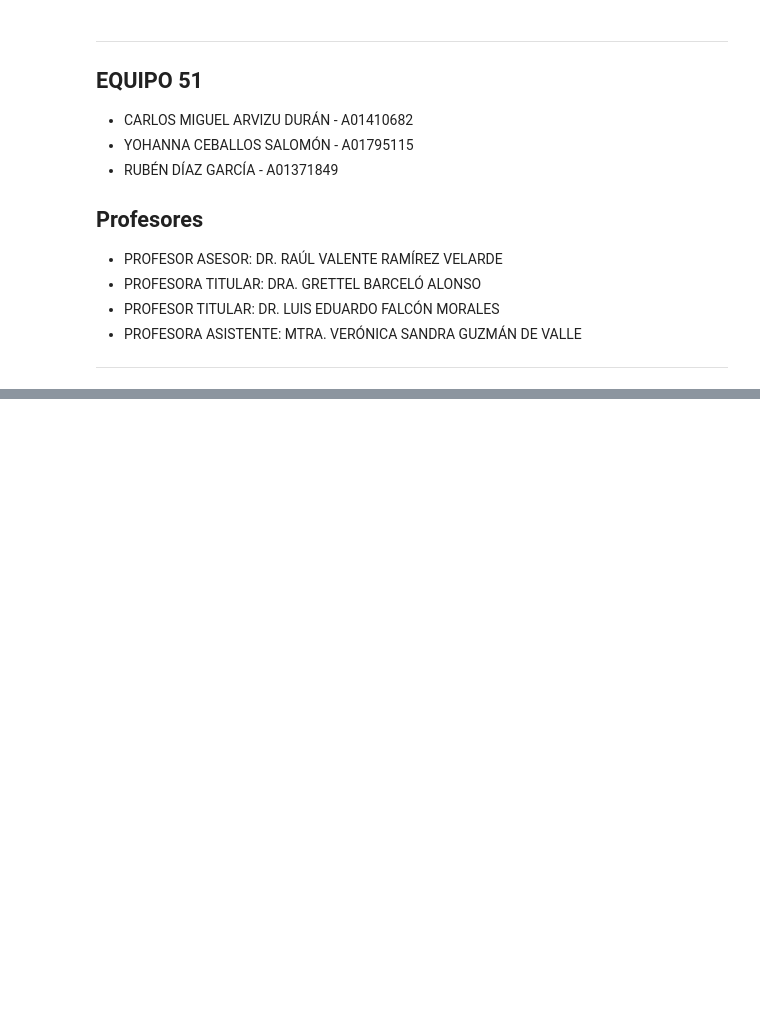
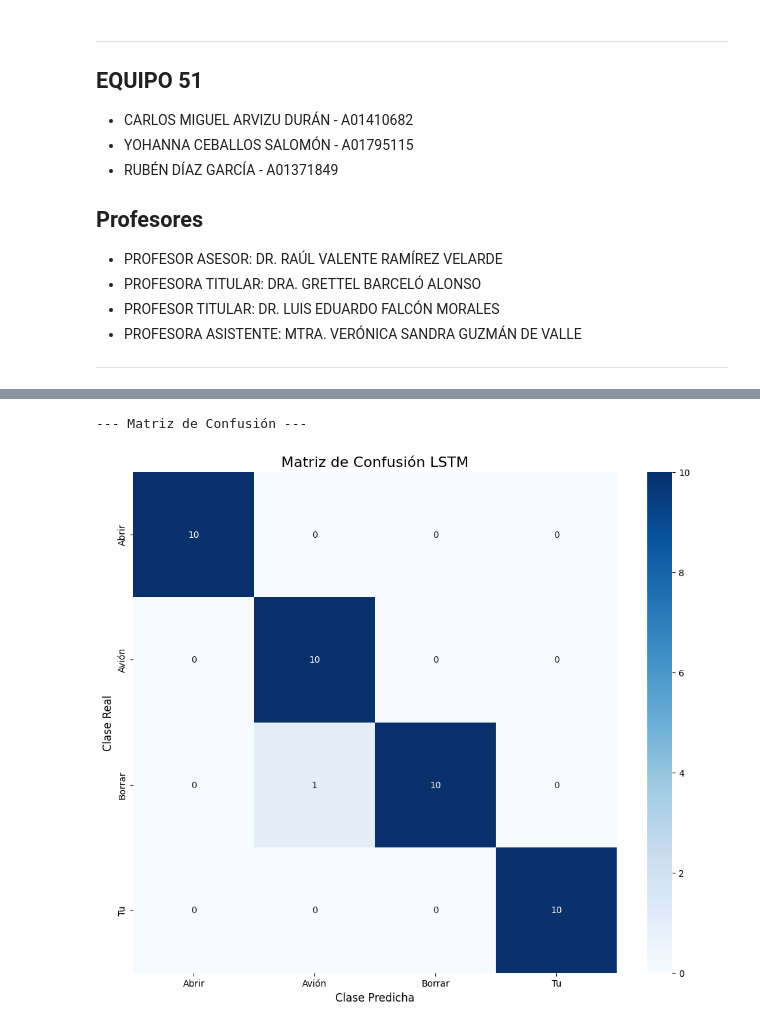
Before and after one commit to a01371849/TC5035-PI-E51, a Jupyter notebook: Avance4/modelo1.ipynb, the cells around one changed output, grey strips where cells are left out. Saved outputs shown, nothing was run; the diff lists cells and outputs as text; code cells hidden in the pictures; blank space fills up the shorter version.

Commit message:
Avance de modelos

```diff
--- a/Avance4/modelo1.ipynb
+++ b/Avance4/modelo1.ipynb
@@ -411,0 +146,11 @@ history = model.fit(
+# %%
+# --- Entrenar el Modelo ---
+print("\n--- Entrenando el modelo ---")
+history = model.fit(
+    X_train,
+    y_train_categorical,
+    epochs=50,
+    batch_size=32,
+    validation_data=(X_val, y_val_categorical),
+    verbose=1
+)
@@ -412 +222,16 @@ history = model.fit(
+# %%
+# Generar y mostrar la Matriz de Confusión
+print("\n--- Matriz de Confusión ---")
+cm = confusion_matrix(y_test_encoded, y_pred_encoded)
+plt.figure(figsize=(12, 10))
+sns.heatmap(cm, annot=True, fmt='g', cmap='Blues',
+            xticklabels=label_encoder.classes_,
+            yticklabels=label_encoder.classes_)
+plt.title('Matriz de Confusión LSTM', fontsize=16)
+plt.ylabel('Clase Real', fontsize=12)
+plt.xlabel('Clase Predicha', fontsize=12)
+plt.show()
+# %% [output]
+--- Matriz de Confusión ---
+[figure, added]
 # %%
```
Also changed, not shown: parts of 18 cells of this notebook, 11 other files.
